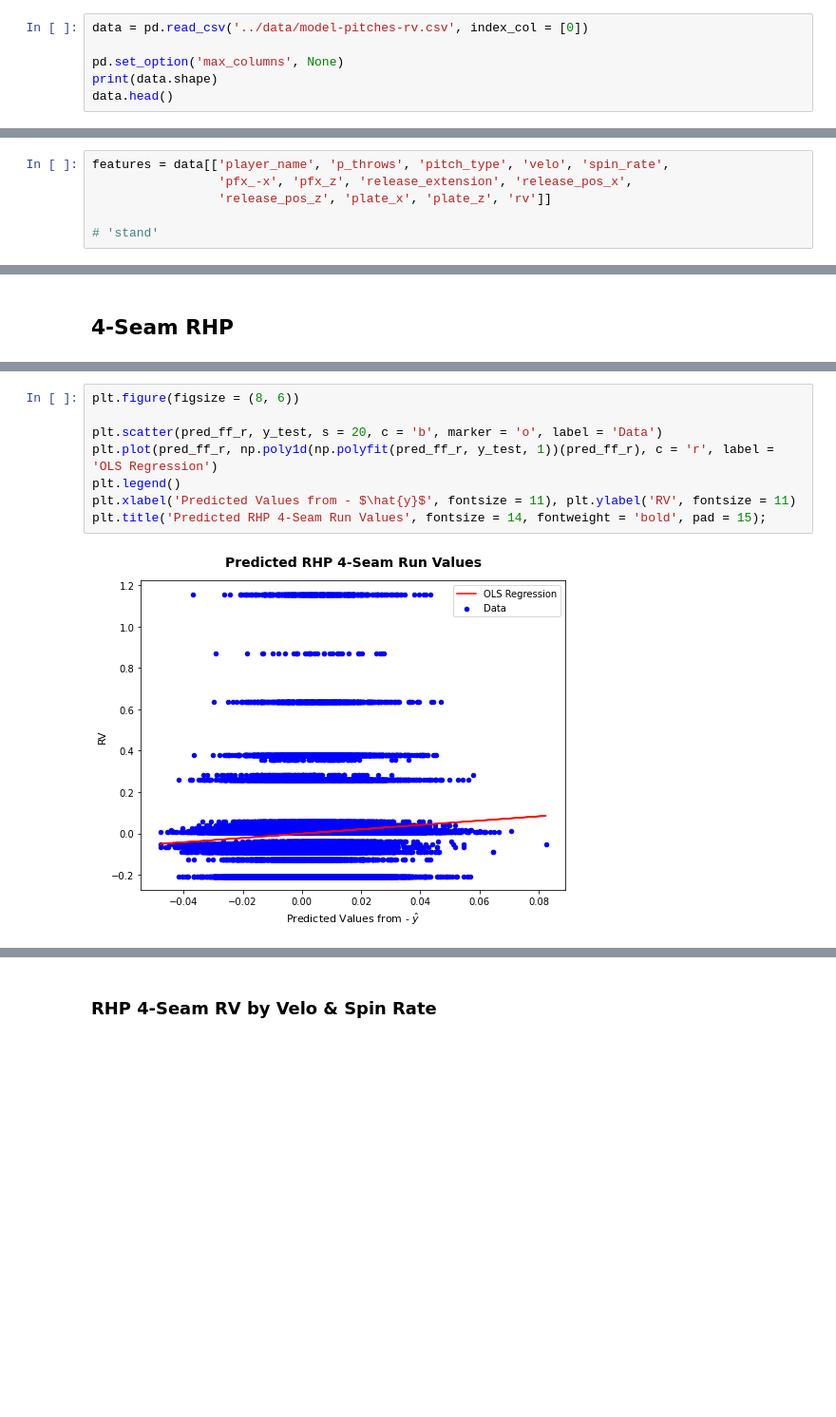
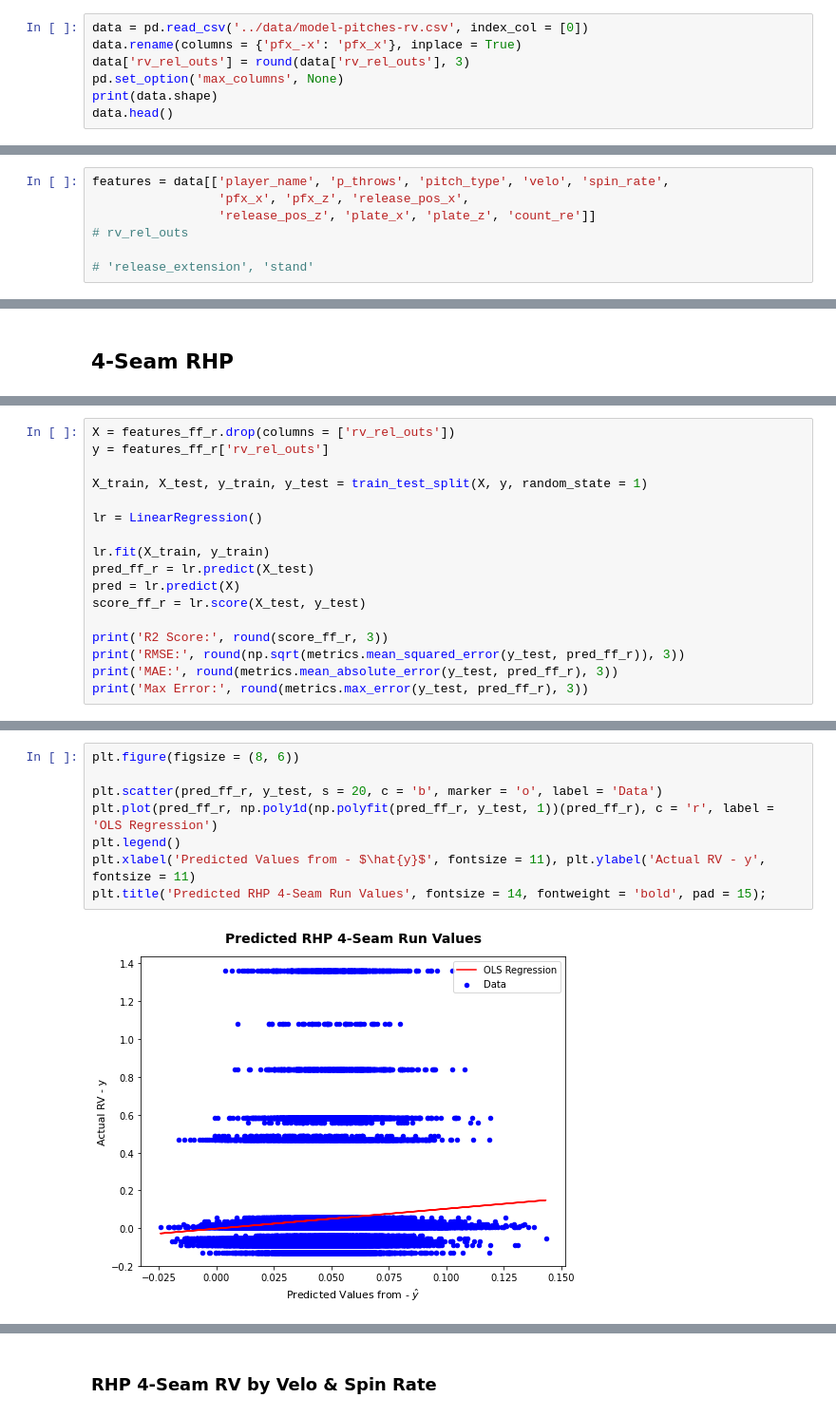
Before and after one commit to anthonyzurke/pitch-model, a Jupyter notebook: notebooks/model-pitch-quality-lr-Copy1.ipynb, the cells around one changed output, grey strips where cells are left out. Shown at 95% size. Saved outputs shown, nothing was run; the diff lists cells and outputs as text; blank space fills up the shorter version.

```diff
--- a/notebooks/model-pitch-quality-lr-Copy1.ipynb
+++ b/notebooks/model-pitch-quality-lr-Copy1.ipynb
@@ -24,7 +25,8 @@ warnings.filterwarnings('ignore')
 # Data
 # %%
 data = pd.read_csv('../data/model-pitches-rv.csv', index_col = [0])
-
+data.rename(columns = {'pfx_-x': 'pfx_x'}, inplace = True)
+data['rv_rel_outs'] = round(data['rv_rel_outs'], 3)
 pd.set_option('max_columns', None)
 print(data.shape)
 data.head()
@@ -55,10 +57,11 @@ If a batted ball occurs, then this is used to calculate RAA:
 ### Features
 # %%
 features = data[['player_name', 'p_throws', 'pitch_type', 'velo', 'spin_rate',
-                 'pfx_-x', 'pfx_z', 'release_extension', 'release_pos_x',
-                 'release_pos_z', 'plate_x', 'plate_z', 'rv']]
+                 'pfx_x', 'pfx_z', 'release_pos_x',
+                 'release_pos_z', 'plate_x', 'plate_z', 'count_re']]
+# rv_rel_outs
 
-# 'stand'
+# 'release_extension', 'stand'
 # %%
 ff = features.loc[features['pitch_type'] == 'FF']
 fc = features.loc[features['pitch_type'] == 'FC']
@@ -252 +274,18 @@ Notes:
 strong multicollinearity or other numerical problems.
+# %%
+X = features_ff_r.drop(columns = ['rv_rel_outs'])
+y = features_ff_r['rv_rel_outs']
+
+X_train, X_test, y_train, y_test = train_test_split(X, y, random_state = 1)
+
+lr = LinearRegression()
+
+lr.fit(X_train, y_train)
+pred_ff_r = lr.predict(X_test)
+pred = lr.predict(X)
+score_ff_r = lr.score(X_test, y_test)
+
+print('R2 Score:', round(score_ff_r, 3))
+print('RMSE:', round(np.sqrt(metrics.mean_squared_error(y_test, pred_ff_r)), 3))
+print('MAE:', round(metrics.mean_absolute_error(y_test, pred_ff_r), 3))
+print('Max Error:', round(metrics.max_error(y_test, pred_ff_r), 3))
@@ -253,13 +297,13 @@ strong multicollinearity or other numerical problems.
 # %%
 plt.figure(figsize = (8, 6))
 
 plt.scatter(pred_ff_r, y_test, s = 20, c = 'b', marker = 'o', label = 'Data')
 plt.plot(pred_ff_r, np.poly1d(np.polyfit(pred_ff_r, y_test, 1))(pred_ff_r), c = 'r', label = 'OLS Regression')
 plt.legend()
-plt.xlabel('Predicted Values from - $\hat{y}$', fontsize = 11), plt.ylabel('RV', fontsize = 11)
+plt.xlabel('Predicted Values from - $\hat{y}$', fontsize = 11), plt.ylabel('Actual RV - y', fontsize = 11)
 plt.title('Predicted RHP 4-Seam Run Values', fontsize = 14, fontweight = 'bold', pad = 15);
 # %% [output]
-[figure, old version]
+[figure, new version]
 # %%
 sm.qqplot(residuals_ff_r, line = '45', fit = True)
 plt.ylabel('Standardized Residuals', fontsize = 11)
```
Also changed, not shown: parts of 60 cells of this notebook, 4 other files.
